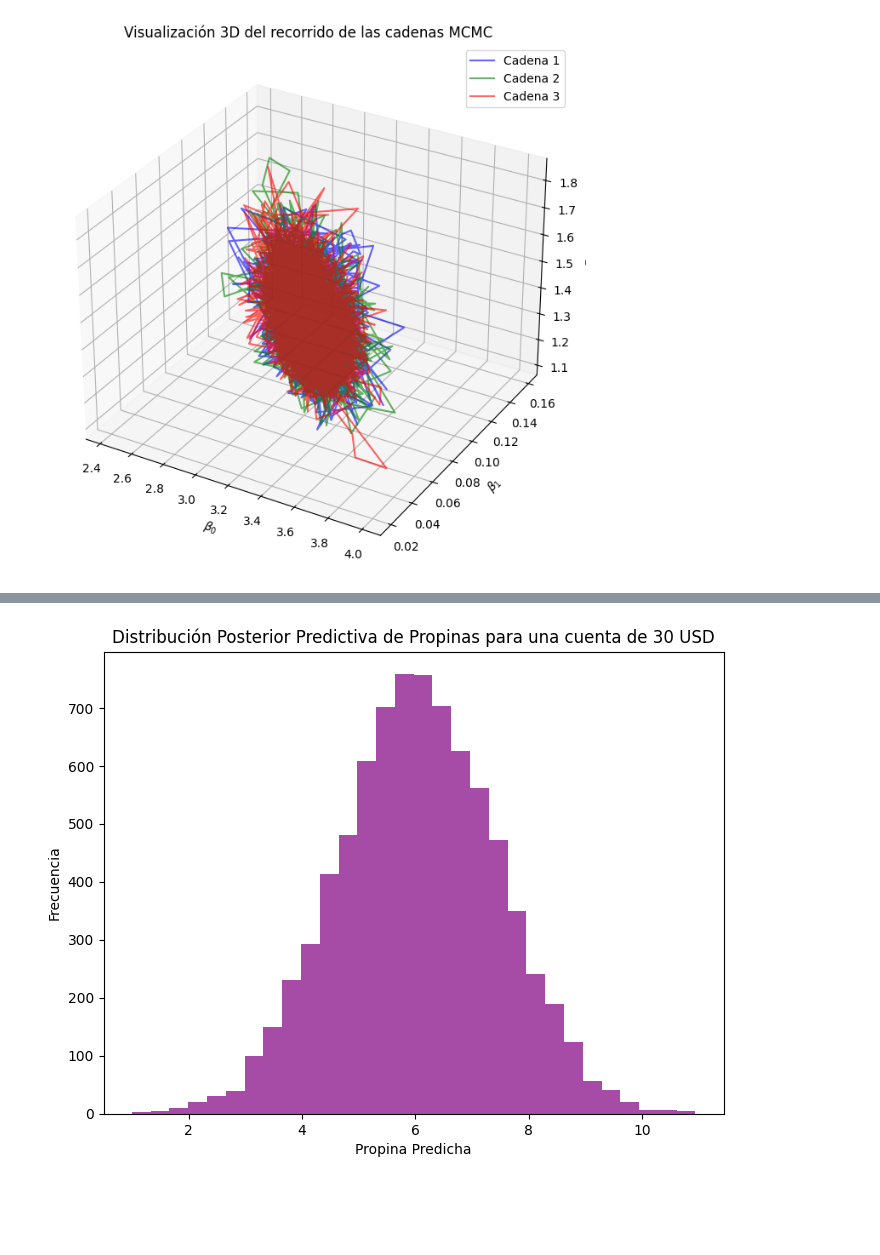
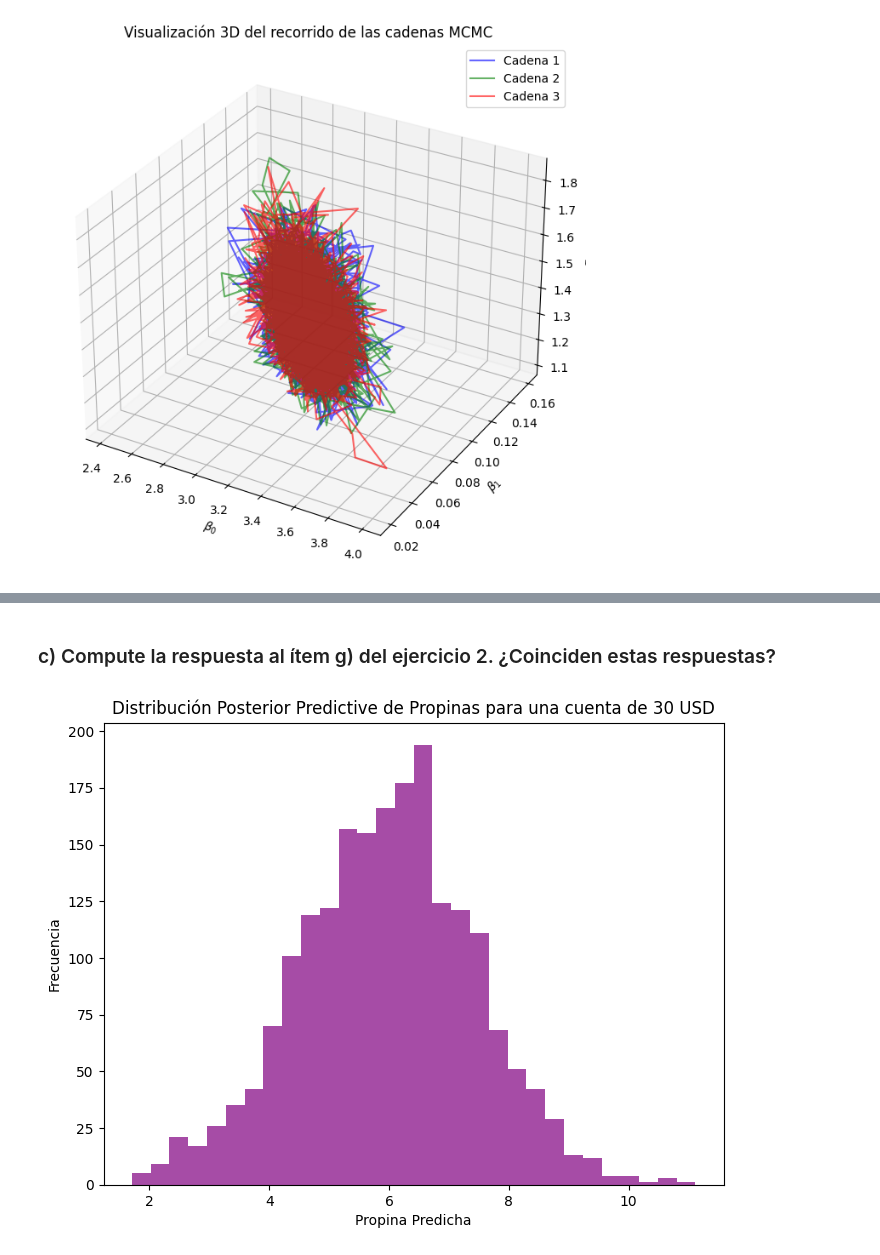
Before and after one commit to matias258/Estimacion_Bayesiana, a Jupyter notebook: Entregas/2/entrega2.ipynb, the cells around one changed output, grey strips where cells are left out. Saved outputs shown, nothing was run; the diff lists cells and outputs as text; code cells hidden in the pictures; blank space fills up the shorter version.

```diff
--- a/Entregas/2/entrega2.ipynb
+++ b/Entregas/2/entrega2.ipynb
@@ -687,10 +771,10 @@ plt.show()
 comida = 30
 propinas_predichas = []
 
-for i in range(len(posterior_beta_0)):
-    beta_0 = posterior_beta_0[i]
-    beta_1 = posterior_beta_1[i]
-    sigma = posterior_sigma[i]
+for i in range(len(posterior_beta_0_1)):
+    beta_0 = posterior_beta_0_1[i]
+    beta_1 = posterior_beta_1_1[i]
+    sigma = posterior_sigma_1[i]
 
     # Generar la propina predicha con ruido
     propina_predicha = beta_0 + beta_1 * comida + np.random.normal(0, sigma)
@@ -699,16 +783,18 @@ for i in range(len(posterior_beta_0)):
     propinas_predichas.append(max(1, propina_predicha))
 
 propinas_predichas = np.array(propinas_predichas)
+# %% [markdown]
+### c) Compute la respuesta al  ́ıtem g) del ejercicio 2. ¿Coinciden estas respuestas?
 # %%
 # Graficar la distribución posterior predictive de las propinas
 plt.figure(figsize=(8, 6))
 plt.hist(propinas_predichas, bins=30, color="purple", alpha=0.7)
-plt.title(f"Distribución Posterior Predictiva de Propinas para una cuenta de {comida} USD")
+plt.title(f"Distribución Posterior Predictive de Propinas para una cuenta de {comida} USD")
 plt.xlabel("Propina Predicha")
 plt.ylabel("Frecuencia")
 plt.show()
 # %% [output]
-[figure, old version]
+[figure, new version]
 # %%
 # Calcular la probabilidad de que la propina sea mayor a 5 USD
 probabilidad_mayor_a_5 = np.mean(propinas_predichas > 5)
```
Also changed, not shown: parts of 10 cells of this notebook.
